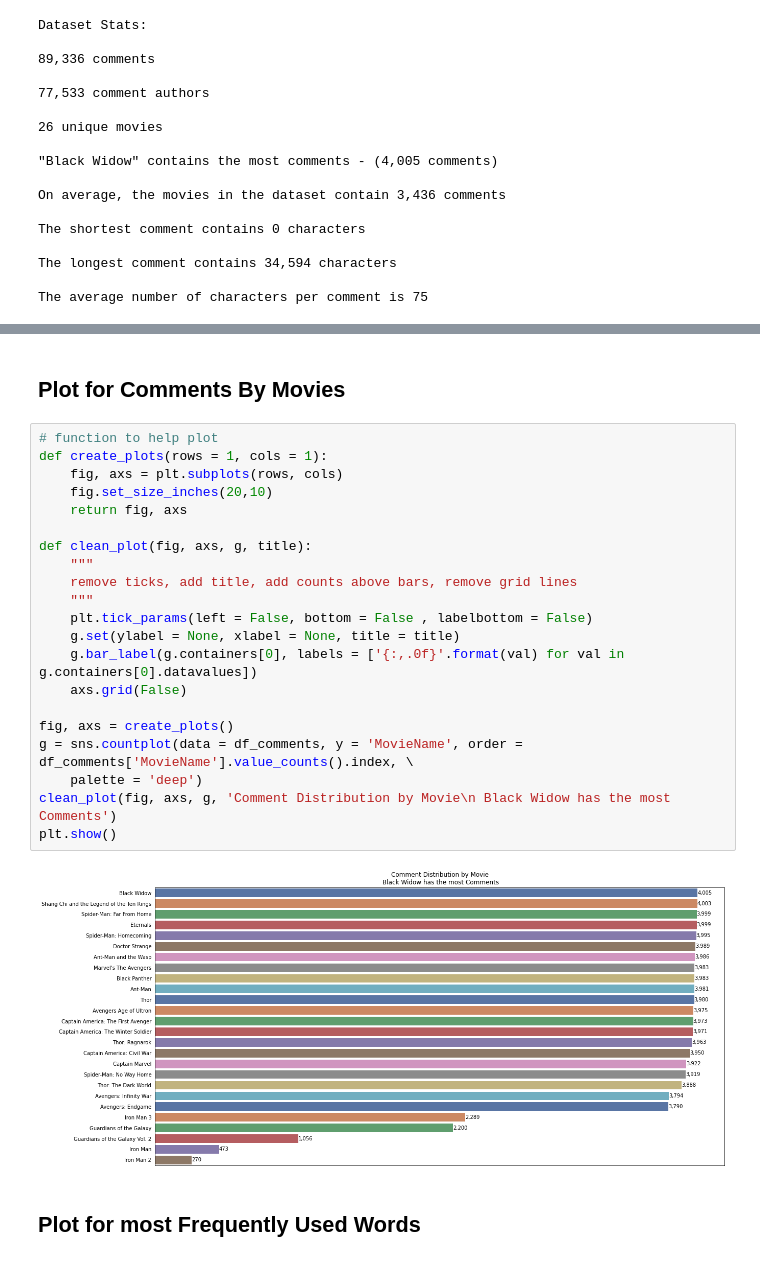
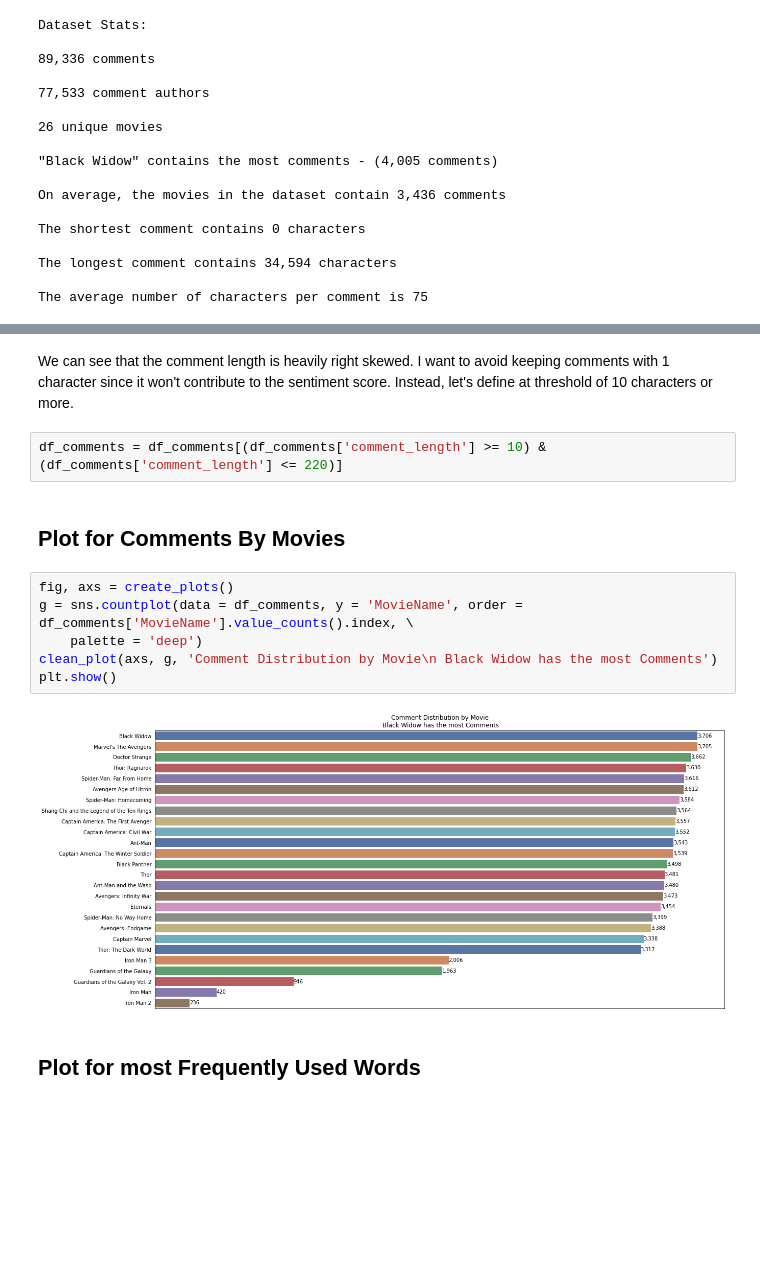
Before and after one commit to knolasco/Intro_to_NLP, a Jupyter notebook: Marvel_Ratings/marvel_ratings.ipynb, the cells around one changed output, grey strips where cells are left out. Drawn from its saved outputs; the diff is of its cells as text; blank space fills up the shorter version.

Commit message:
sentiment analysis complete

```diff
--- a/Marvel_Ratings/marvel_ratings.ipynb
+++ b/Marvel_Ratings/marvel_ratings.ipynb
@@ -128,28 +168,17 @@ The average number of characters per comment is 75
+# %% [markdown]
+We can see that the comment length is heavily right skewed. I want to avoid keeping comments with 1 character since it won't contribute to the sentiment score. Instead, let's define at threshold of 10 characters or more.
+# %%
+df_comments = df_comments[(df_comments['comment_length'] >= 10) & (df_comments['comment_length'] <= 220)]
 # %% [markdown]
 ## Plot for Comments By Movies
-# %%
-# function to help plot
-def create_plots(rows = 1, cols = 1):
-    fig, axs = plt.subplots(rows, cols)
-    fig.set_size_inches(20,10)
-    return fig, axs
-
-def clean_plot(fig, axs, g, title):
-    """
-    remove ticks, add title, add counts above bars, remove grid lines
-    """
-    plt.tick_params(left = False, bottom = False , labelbottom = False)
-    g.set(ylabel = None, xlabel = None, title = title)
-    g.bar_label(g.containers[0], labels = ['{:,.0f}'.format(val) for val in g.containers[0].datavalues])
-    axs.grid(False)
-
-fig, axs = create_plots()
-g = sns.countplot(data = df_comments, y = 'MovieName', order = df_comments['MovieName'].value_counts().index, \
-    palette = 'deep')
-clean_plot(fig, axs, g, 'Comment Distribution by Movie\n Black Widow has the most Comments')
-plt.show()
-# %% [output]
-[figure, removed]
+# %%
+fig, axs = create_plots()
+g = sns.countplot(data = df_comments, y = 'MovieName', order = df_comments['MovieName'].value_counts().index, \
+    palette = 'deep')
+clean_plot(axs, g, 'Comment Distribution by Movie\n Black Widow has the most Comments')
+plt.show()
+# %% [output]
+[figure, added]
 # %% [markdown]
 ## Plot for most Frequently Used Words
 # %%
```
Also changed, not shown: parts of 32 cells of this notebook.
